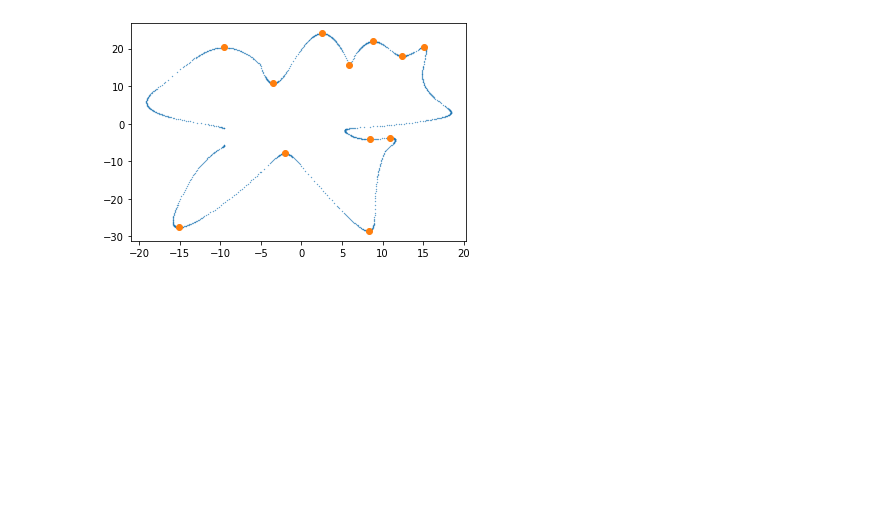
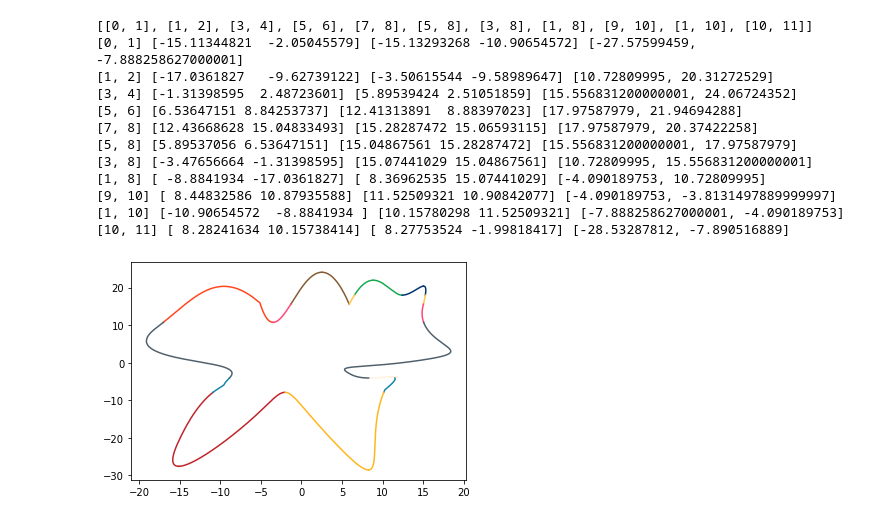
Before and after one commit to Yaxun-Yang/APMCM, a Jupyter notebook: Untitled.ipynb, the cells around one changed output. Cells and saved outputs as stored; diff of their text form; code cells hidden in the pictures; blank space fills up the shorter version.

```diff
--- a/Untitled.ipynb
+++ b/Untitled.ipynb
@@ -113,6 +118,16 @@ def draw(y_record, func_record):
-# %%
-plt.scatter(new_data.transpose()[0], new_data.transpose()[1], s=0.1)
-plt.scatter(np.transpose(new_data[ex_value])[0], np.transpose(new_data[ex_value])[1])
-plt.show()
-# %% [output]
-[figure, removed]
+# %%
+color_draw(y_record, func_record, function)
+# %% [output]
+[[0, 1], [1, 2], [3, 4], [5, 6], [7, 8], [5, 8], [3, 8], [1, 8], [9, 10], [1, 10], [10, 11]]
+[0, 1] [-15.11344821  -2.05045579] [-15.13293268 -10.90654572] [-27.57599459, -7.888258627000001]
+[1, 2] [-17.0361827   -9.62739122] [-3.50615544 -9.58989647] [10.72809995, 20.31272529]
+[3, 4] [-1.31398595  2.48723601] [5.89539424 2.51051859] [15.556831200000001, 24.06724352]
+[5, 6] [6.53647151 8.84253737] [12.41313891  8.88397023] [17.97587979, 21.94694288]
+[7, 8] [12.43668628 15.04833493] [15.28287472 15.06593115] [17.97587979, 20.37422258]
+[5, 8] [5.89537056 6.53647151] [15.04867561 15.28287472] [15.556831200000001, 17.97587979]
+[3, 8] [-3.47656664 -1.31398595] [15.07441029 15.04867561] [10.72809995, 15.556831200000001]
+[1, 8] [ -8.8841934 -17.0361827] [ 8.36962535 15.07441029] [-4.090189753, 10.72809995]
+[9, 10] [ 8.44832586 10.87935588] [11.52509321 10.90842077] [-4.090189753, -3.8131497889999997]
+[1, 10] [-10.90654572  -8.8841934 ] [10.15780298 11.52509321] [-7.888258627000001, -4.090189753]
+[10, 11] [ 8.28241634 10.15738414] [ 8.27753524 -1.99818417] [-28.53287812, -7.890516889]
+[figure, added]
```
Also changed, not shown: parts of 3 cells of this notebook, 3 other files.
